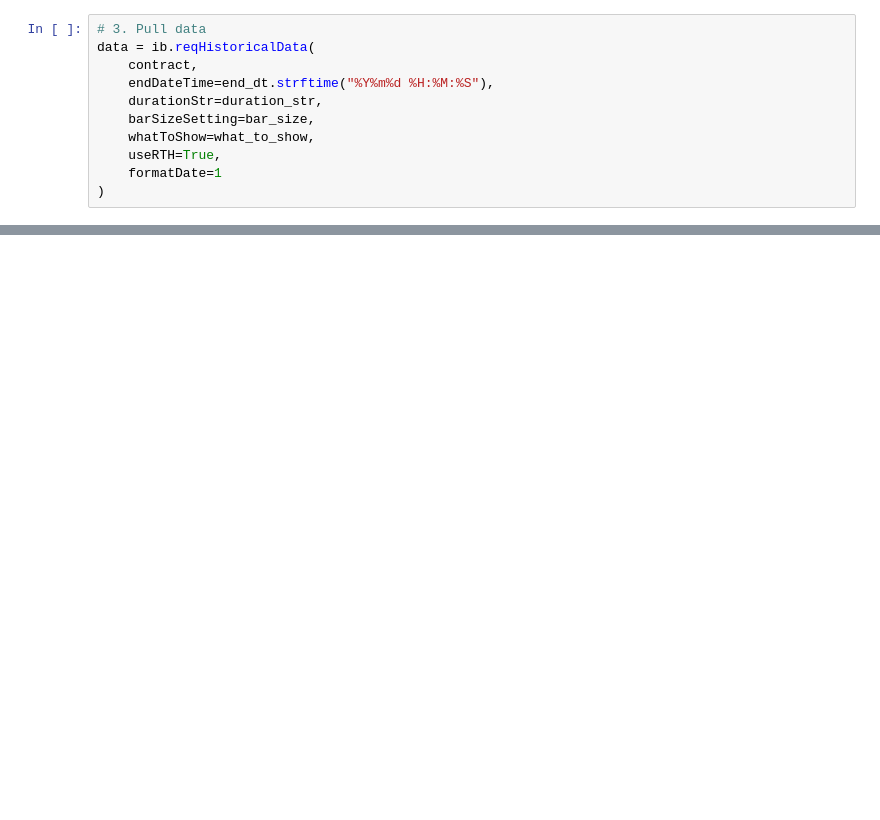
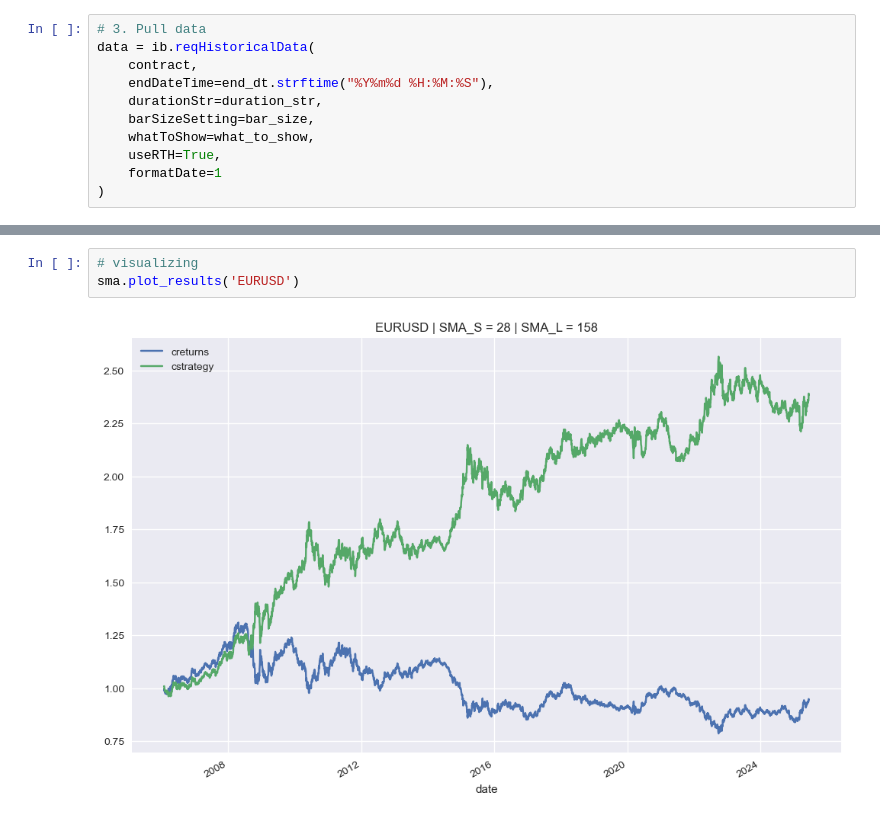
Before and after one commit to dhruvsingh14/Blog, a Jupyter notebook: Blogpost1/run.ipynb, the cells around one changed output, grey strips where cells are left out. Drawn from its saved outputs; the diff is of its cells as text; blank space fills up the shorter version.

```diff
--- a/Blogpost1/run.ipynb
+++ b/Blogpost1/run.ipynb
@@ -190,0 +146,5 @@ hit_ratio
+# %%
+# visualizing
+sma.plot_results('EURUSD')
+# %% [output]
+[figure, added]
```
Also changed, not shown: parts of 130 cells of this notebook, 33 other files.
